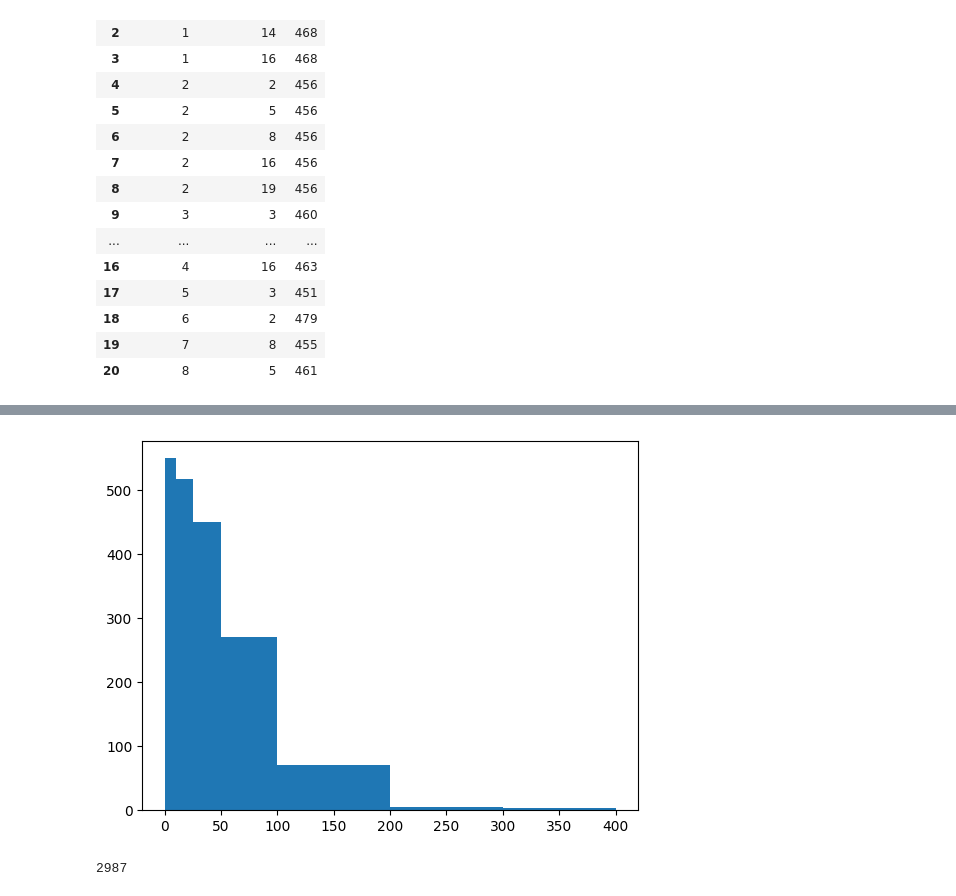
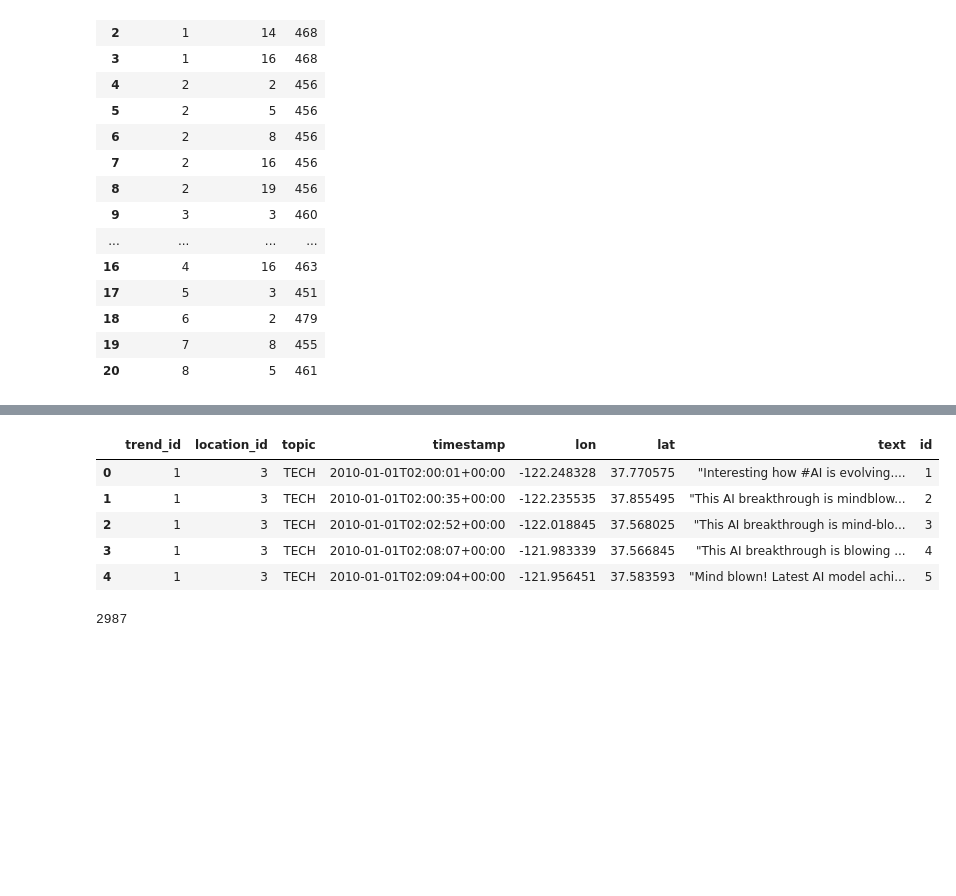
Before and after one commit to krinart/trend-pulse, a Jupyter notebook: notebooks/Trend Generation.ipynb, the cells around one changed output, grey strips where cells are left out. Cells and saved outputs as stored; diff of their text form; code cells hidden in the pictures; blank space fills up the shorter version.

```diff
--- a/notebooks/Trend Generation.ipynb
+++ b/notebooks/Trend Generation.ipynb
@@ -530,8 +530,9 @@ df.groupby(['trend_id', 'location_id'])['text'].count().reset_index().sort_value
 | 19 | 7 | 8 | 455 |
 | 20 | 8 | 5 | 461 |
 # %%
-df.rename(
+df['id'] = df.index + 1
+df.sort_values('timestamp').rename(
     columns={'location_id': 'd_location_id', 'trend_id': 'd_trend_id'}
 ).to_json(
-    '../trend_detection/data/trend_messages_v23.json', orient='records'
+    '../trend_detection/data/trend_messages_v25.json', orient='records'
 )
@@ -601,7 +539,12 @@ for t1, t2 in zip(timestamps, timestamps[1:]):
-# %%
-plt.hist(diff_seconds, bins=[0, 10, 25, 50, 100, 200, 300, 400]);
-# %% [output]
-[figure, removed]
+# %%
+df.head()
+# %% [output]
+|  | trend_id | location_id | topic | timestamp | lon | lat | text | id |
+| 0 | 1 | 3 | TECH | 2010-01-01T02:00:01+00:00 | -122.248328 | 37.770575 | "Interesting how #AI is evolving.... | 1 |
+| 1 | 1 | 3 | TECH | 2010-01-01T02:00:35+00:00 | -122.235535 | 37.855495 | "This AI breakthrough is mindblow... | 2 |
+| 2 | 1 | 3 | TECH | 2010-01-01T02:02:52+00:00 | -122.018845 | 37.568025 | "This AI breakthrough is mind-blo... | 3 |
+| 3 | 1 | 3 | TECH | 2010-01-01T02:08:07+00:00 | -121.983339 | 37.566845 | "This AI breakthrough is blowing ... | 4 |
+| 4 | 1 | 3 | TECH | 2010-01-01T02:09:04+00:00 | -121.956451 | 37.583593 | "Mind blown! Latest AI model achi... | 5 |
 # %%
 points = []
 
```
Also changed, not shown: parts of 5 cells of this notebook, 5 other files.
